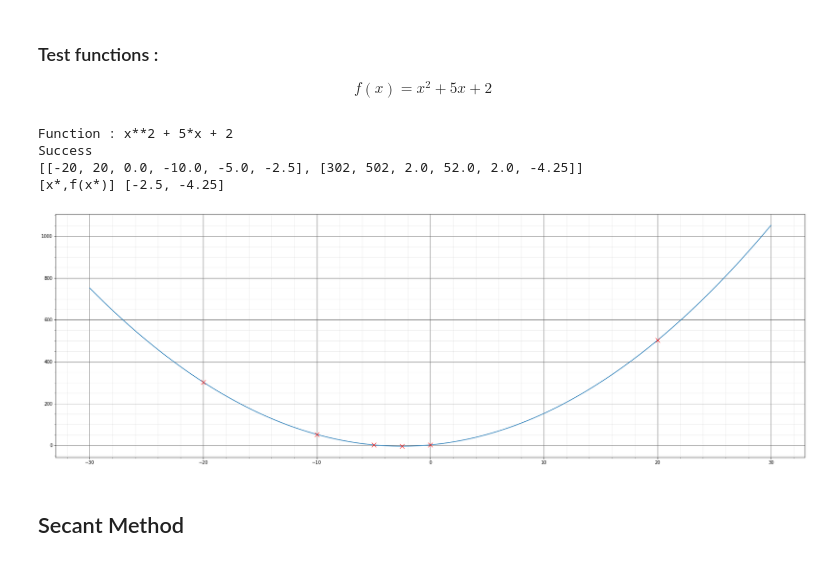
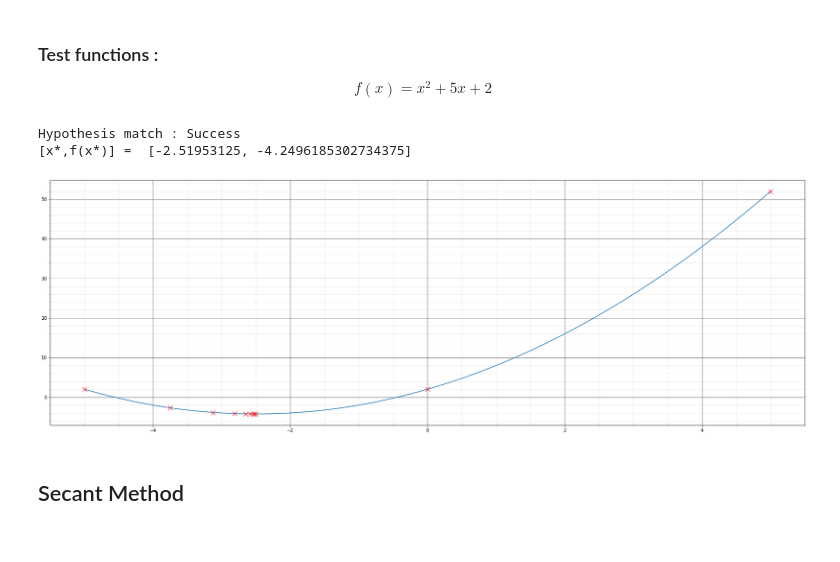
Before and after one commit to Taylor-X01/Optimization-Algorithm, a Jupyter notebook: Line_search.ipynb, the cells around one changed output. Drawn from its saved outputs; the diff is of its cells as text; code cells hidden in the pictures.

```diff
--- a/Line_search.ipynb
+++ b/Line_search.ipynb
@@ -32,31 +38,34 @@ Let\ f:\mathbb{R}\rightarrow\mathbb{R}\ and\ a<b \in\mathbb{R} : f'(a) \times f'
   \
 $$
 # %%
-def bissection(fct,a,b,err=0.05, verbose=False):
-  print("Function :",fct)
-  fct_prime = fct.diff(x)
-  f_prime = lambdify(x,fct_prime)
-  f = lambdify(x,fct)
-  f_a = f_prime(a)
-  f_b = f_prime(b)
+def bissection(fct,a,b,err=0.005, verbose=False):
+
+  f = fct
+  f_prime_a = derivative(fct,a,dx=dx)
+  f_prime_b = derivative(fct,b,dx=dx)
+
   result = [[a,b],[f(a),f(b)]]
-  if f_a*f_b<0:
-    print("Success")
-    while (abs(b-a)>err) and (f_prime(a)<0 and f_prime(b)>0):
+  if np.dot(f_prime_a,f_prime_b)<0:
+    print("Hypothesis match : Success")
+    while (abs(b-a)>err) and (f_prime_a < 0 and f_prime_b > 0):
       c = (a+b)/2
       result[0].append(c)
       result[1].append(f(c))
       if verbose:
         print("c = ",c)
-      f_c = f_prime(c)
+
+      f_prime_c = derivative(fct,c,dx=dx)
       if verbose:
-        print("f'(c) = ",f_c)
-      if f_c <= 0 : a = c
+        print("f'(c) = ",f_prime_c)
+
+      if f_prime_c <= 0 : a = c
       else: b = c
+
     if verbose:
       print("2D: [x,f(x)] == ",[a,f(a)])
     return result
-  else: print("Failed")
+
+  else: print(f"Hypothesis match : Failed for a = {a} and b = {b}")
 # %% [markdown]
 ### Test functions :
 $$
@@ -64,18 +73,17 @@ f(x)=x^2+5x+2
 $$
 # %%
 
-f1 = (x**2+5*x+2)
+f1 = lambda x: x**2+5*x+2
 
-results = bissection(f1,-20,20,0.02)
-print(results)
-print("[x*,f(x*)]",[results[0][-1],results[1][-1]])
-plot(f1,-30,30,results[0],results[1])
+results = bissection(f1,-5,5,0.02)
+print("[x*,f(x*)] = ",[results[0][-1],results[1][-1]])
+
+
+plot2D(f1,-5,5,results[0],results[1])
 # %% [output]
-Function : x**2 + 5*x + 2
-Success
-[[-20, 20, 0.0, -10.0, -5.0, -2.5], [302, 502, 2.0, 52.0, 2.0, -4.25]]
-[x*,f(x*)] [-2.5, -4.25]
+Hypothesis match : Success
+[x*,f(x*)] =  [-2.51953125, -4.2496185302734375]
-[figure, old version]
+[figure, new version]
 # %% [markdown]
 ## Secant Method
 # %% [markdown]
```
Also changed, not shown: parts of 11 cells of this notebook.
